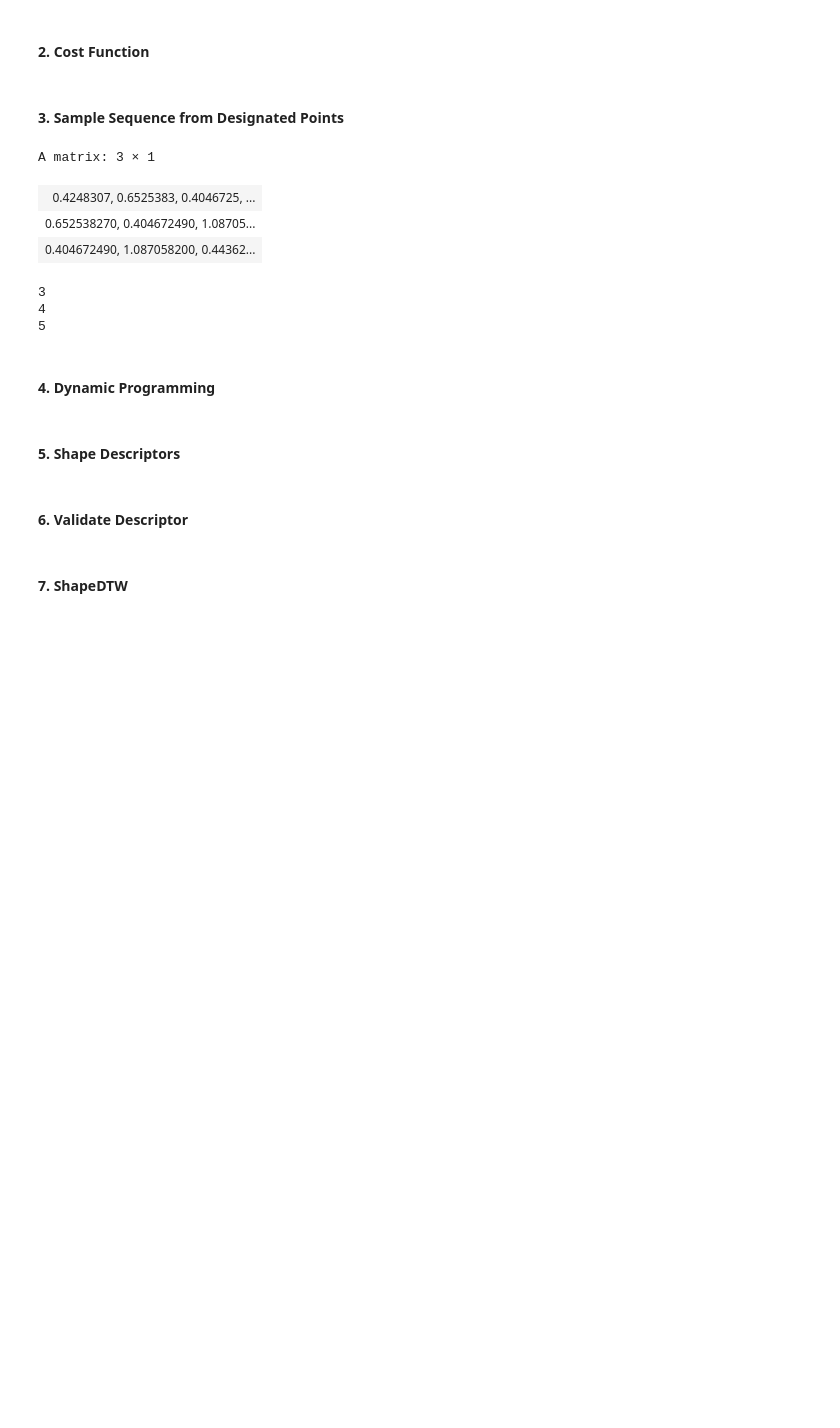
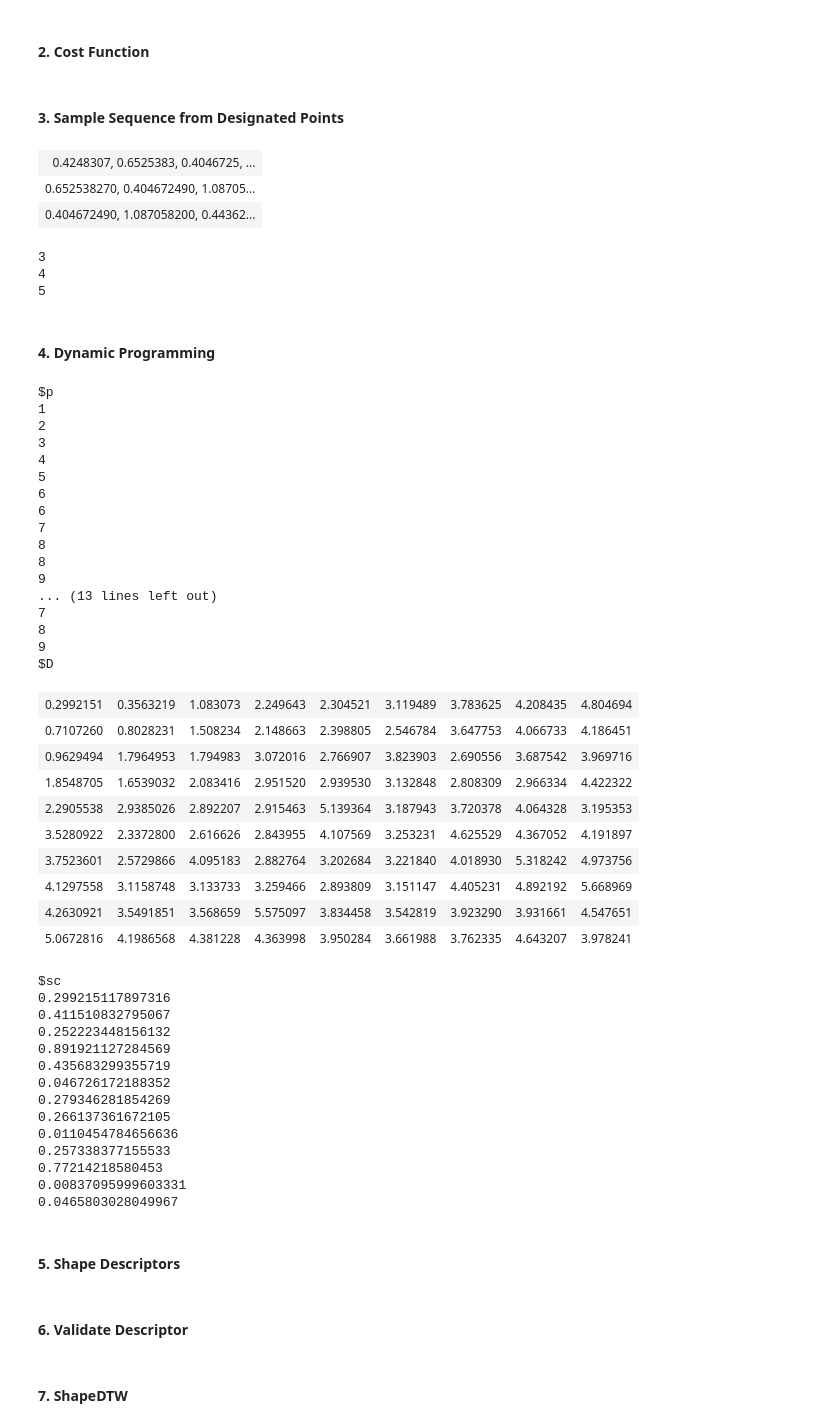
Before and after one commit to jianghaochu/dtw, a Jupyter notebook: code/shapeDTW_translate/dtw_utilities.ipynb, the cells around one changed output. Drawn from its saved outputs; the diff is of its cells as text; code cells hidden in the pictures; blank space fills up the shorter version.

```diff
--- a/code/shapeDTW_translate/dtw_utilities.ipynb
+++ b/code/shapeDTW_translate/dtw_utilities.ipynb
@@ -132,15 +150,14 @@ samplingSequencesIdx <- function(sensordata, seqlen, idx) {
 }
 # %%
 # Read data from file
-data_urc <- read.table('data/dataSet_URC.txt', quote="\"", comment.char="")[,2:10]
+data_urc <- read.table('../../data/dataSet_URC.txt', quote="\"", comment.char="")[,2:10]
 samplingSequencesIdx(data_urc, 5, c(3:5))
 # %% [output]
+| 0.4248307, 0.6525383, 0.4046725, ... |
+| 0.652538270, 0.404672490, 1.08705... |
+| 0.404672490, 1.087058200, 0.44362... |
-A matrix: 3 × 1
+3
+4
+5
-| 0.4248307, 0.6525383, 0.4046725, ... |
-| 0.652538270, 0.404672490, 1.08705... |
-| 0.404672490, 1.087058200, 0.44362... |
-3
-4
-5
 # %% [markdown]
 #### 4. Dynamic Programming
@@ -228,7 +247,8 @@ dpfast <- function(M, C=c(1,1,1.0), T=1, G=0.5) {
             # Traceback from min of antidiagonal
             #stepback = floor(0.1*c)
             stepback <- T
-            slice <- diag(flip(D), -(r-stepback))
+            DD = D[, c:1]
+            slice <- DD[row(DD) == col(DD)+(r-stepback)]
             ii <- which.min(slice)
             i <- r - stepback + ii
             j <- c + 1 - ii
@@ -254,6 +274,55 @@ dpfast <- function(M, C=c(1,1,1.0), T=1, G=0.5) {
 
     return(list(p=p, q=q, D=D, sc=sc))
 }
+# %%
+# Test dpfast and dpcore
+nrow = 10
+ncol = 9
+M = matrix(abs(rnorm(nrow * ncol)), nrow=nrow, ncol=ncol)
+C = rbind(c(1, 1, 1), c(1, 0, 1), c(0, 1, 1))
+dpfast(M, C)
+# %% [output]
+$p
+1
+2
+3
+4
+5
+6
+6
+7
+8
+8
+9
+... (13 lines left out)
+7
+8
+9
+$D
+| 0.2992151 | 0.3563219 | 1.083073 | 2.249643 | 2.304521 | 3.119489 | 3.783625 | 4.208435 | 4.804694 |
+| 0.7107260 | 0.8028231 | 1.508234 | 2.148663 | 2.398805 | 2.546784 | 3.647753 | 4.066733 | 4.186451 |
+| 0.9629494 | 1.7964953 | 1.794983 | 3.072016 | 2.766907 | 3.823903 | 2.690556 | 3.687542 | 3.969716 |
+| 1.8548705 | 1.6539032 | 2.083416 | 2.951520 | 2.939530 | 3.132848 | 2.808309 | 2.966334 | 4.422322 |
+| 2.2905538 | 2.9385026 | 2.892207 | 2.915463 | 5.139364 | 3.187943 | 3.720378 | 4.064328 | 3.195353 |
+| 3.5280922 | 2.3372800 | 2.616626 | 2.843955 | 4.107569 | 3.253231 | 4.625529 | 4.367052 | 4.191897 |
+| 3.7523601 | 2.5729866 | 4.095183 | 2.882764 | 3.202684 | 3.221840 | 4.018930 | 5.318242 | 4.973756 |
+| 4.1297558 | 3.1158748 | 3.133733 | 3.259466 | 2.893809 | 3.151147 | 4.405231 | 4.892192 | 5.668969 |
+| 4.2630921 | 3.5491851 | 3.568659 | 5.575097 | 3.834458 | 3.542819 | 3.923290 | 3.931661 | 4.547651 |
+| 5.0672816 | 4.1986568 | 4.381228 | 4.363998 | 3.950284 | 3.661988 | 3.762335 | 4.643207 | 3.978241 |
+$sc
+0.299215117897316
+0.411510832795067
+0.252223448156132
+0.891921127284569
+0.435683299355719
+0.046726172188352
+0.279346281854269
+0.266137361672105
+0.0110454784656636
+0.257338377155533
+0.77214218580453
+0.00837095999603331
+0.0465803028049967
 # %% [markdown]
 #### 5. Shape Descriptors
 # %%
```
Also changed, not shown: parts of 5 cells of this notebook, 1 other file.
